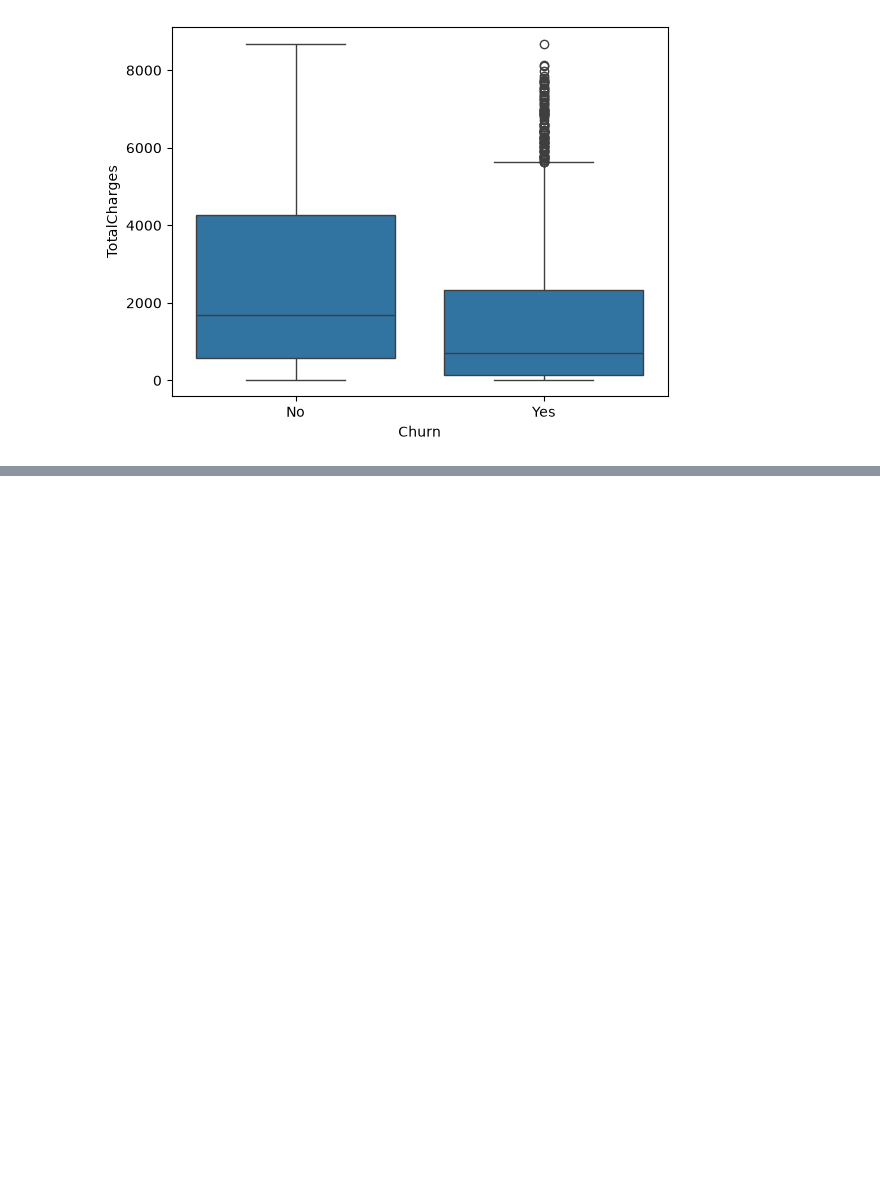
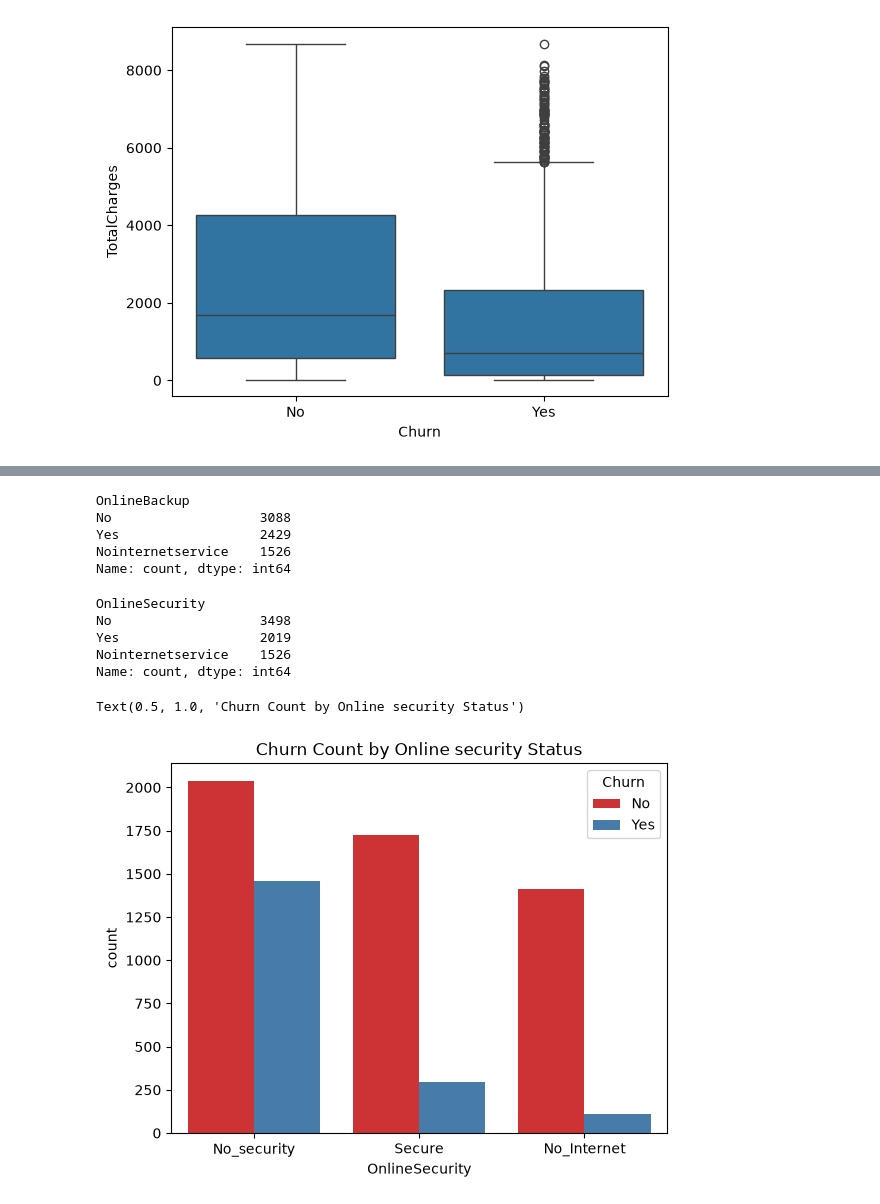
Before and after one commit to DhvanishChodavadiya/Customer-churn-prediction-, a Jupyter notebook: notebook/EDA.ipynb, the cells around one changed output, grey strips where cells are left out. Saved outputs shown, nothing was run; the diff lists cells and outputs as text; code cells hidden in the pictures; blank space fills up the shorter version.

```diff
--- a/notebook/EDA.ipynb
+++ b/notebook/EDA.ipynb
@@ -337,0 +381,23 @@ sns.boxplot(data=df, x='Churn', y='TotalCharges')
+# %%
+df['OnlineBackup'].value_counts()
+# %% [output]
+OnlineBackup
+No                   3088
+Yes                  2429
+Nointernetservice    1526
+Name: count, dtype: int64
+# %%
+df['OnlineSecurity'].value_counts()
+# %% [output]
+OnlineSecurity
+No                   3498
+Yes                  2019
+Nointernetservice    1526
+Name: count, dtype: int64
+# %%
+sns.countplot(data=df, x='OnlineSecurity', hue='Churn', palette='Set1')
+plt.xticks(['No','Yes','Nointernetservice'], ['No_security','Secure','No_Internet'])
+plt.title('Churn Count by Online security Status')
+# %% [output]
+Text(0.5, 1.0, 'Churn Count by Online security Status')
+[figure, added]
```
Also changed, not shown: parts of 16 cells of this notebook, 15 other files.
